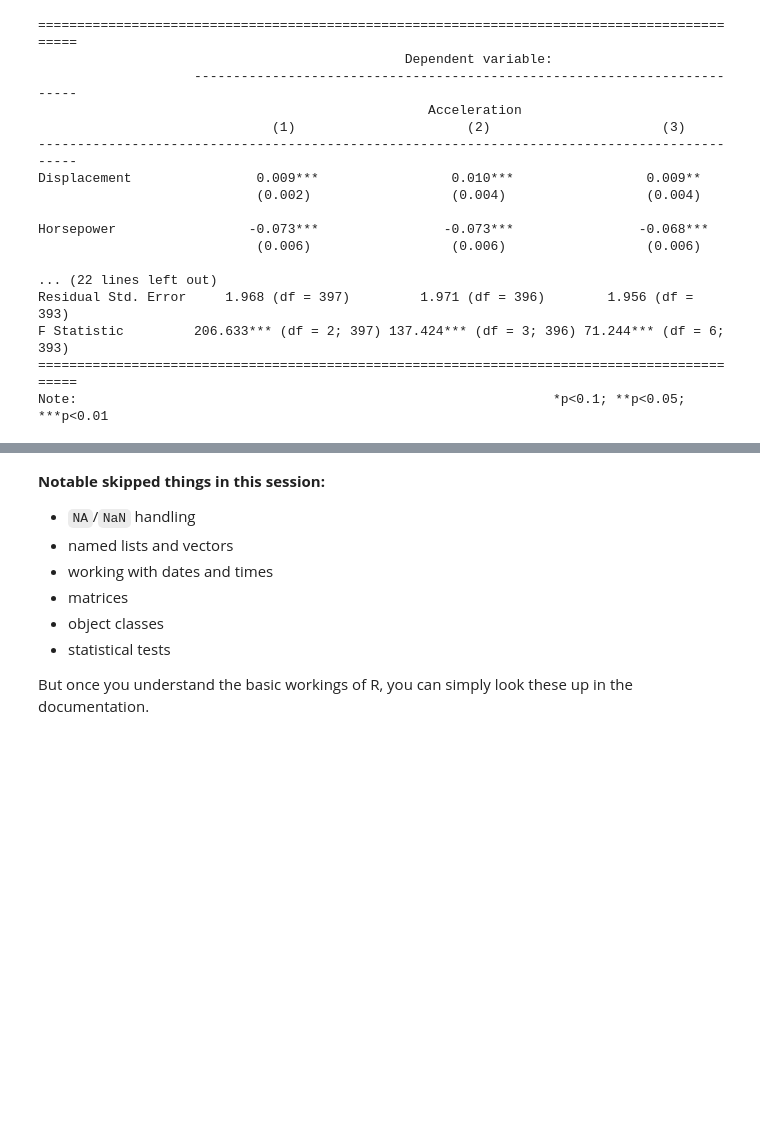
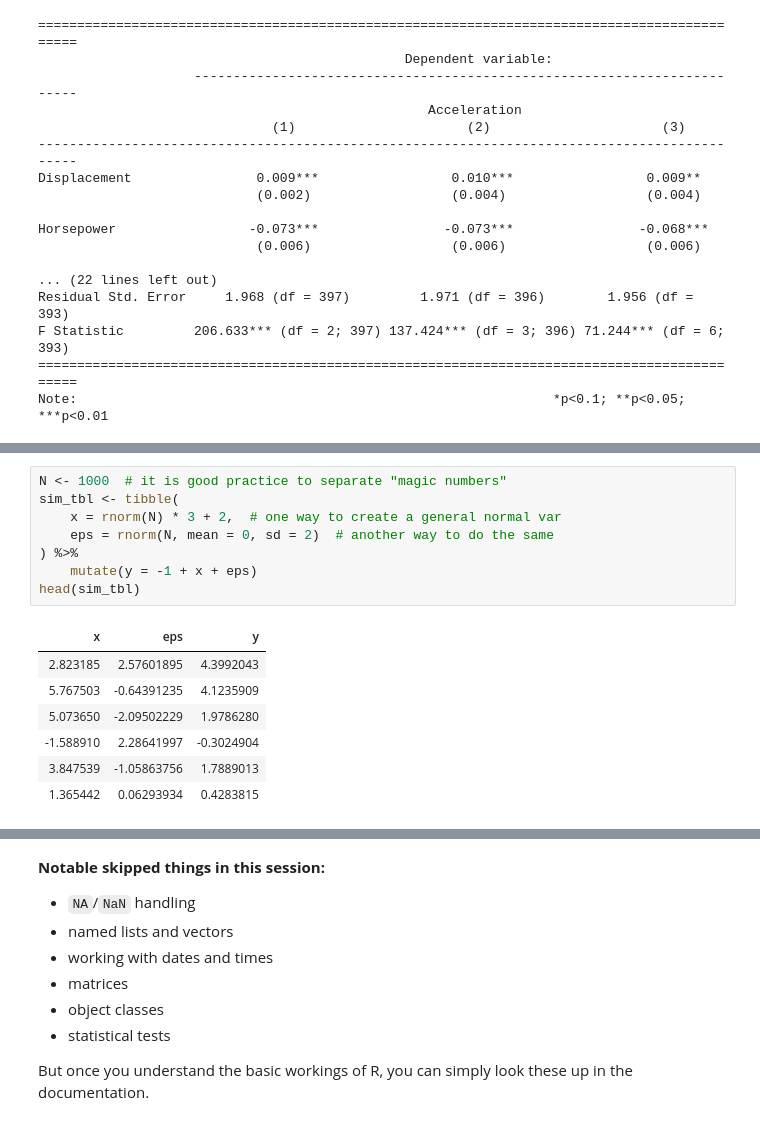
Before and after one commit to stanmart/mnb_dataviz, a Jupyter notebook: dataviz_r.ipynb, the cells around one changed output, grey strips where cells are left out. Saved outputs shown, nothing was run; the diff lists cells and outputs as text; blank space fills up the shorter version.

```diff
--- a/dataviz_r.ipynb
+++ b/dataviz_r.ipynb
@@ -1223,0 +1293,16 @@ Note:                                                             *p<0.1; **p<0.
+# %%
+N <- 1000  # it is good practice to separate "magic numbers"
+sim_tbl <- tibble(
+    x = rnorm(N) * 3 + 2,  # one way to create a general normal var
+    eps = rnorm(N, mean = 0, sd = 2)  # another way to do the same
+) %>%
+    mutate(y = -1 + x + eps)
+head(sim_tbl)
+# %% [output]
+| x | eps | y |
+| 2.823185 | 2.57601895 | 4.3992043 |
+| 5.767503 | -0.64391235 | 4.1235909 |
+| 5.073650 | -2.09502229 | 1.9786280 |
+| -1.588910 | 2.28641997 | -0.3024904 |
+| 3.847539 | -1.05863756 | 1.7889013 |
+| 1.365442 | 0.06293934 | 0.4283815 |
```
Also changed, not shown: parts of 43 cells of this notebook, 4 other files.
